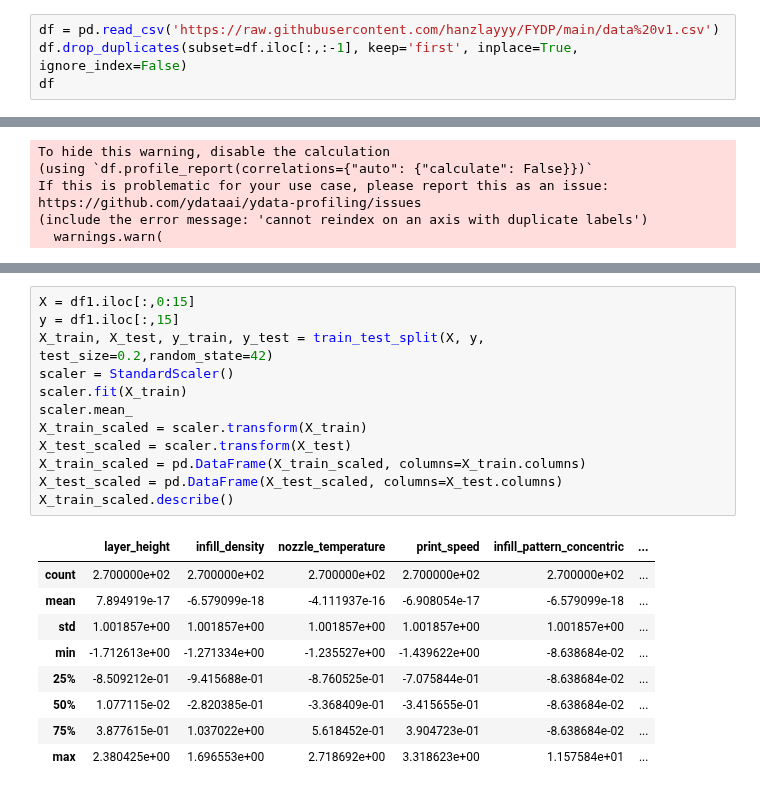
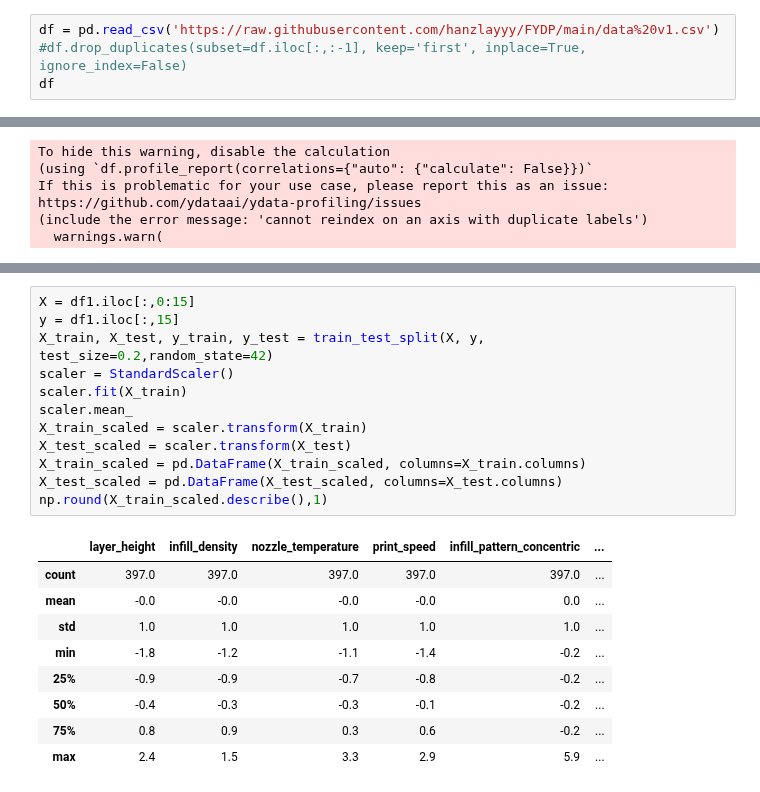
Before and after one commit to hanzlayyy/FYDP, a Jupyter notebook: FYDP_Notebook_V1_0.ipynb, the cells around one changed output, grey strips where cells are left out. Saved outputs shown, nothing was run; the diff lists cells and outputs as text.

```diff
--- a/FYDP_Notebook_V1_0.ipynb
+++ b/FYDP_Notebook_V1_0.ipynb
@@ -18,7 +18,7 @@ from sklearn.model_selection import GridSearchCV
 from sklearn.preprocessing import StandardScaler
 # %%
 df = pd.read_csv('https://raw.githubusercontent.com/hanzlayyy/FYDP/main/data%20v1.csv')
-df.drop_duplicates(subset=df.iloc[:,:-1], keep='first', inplace=True, ignore_index=False)
+#df.drop_duplicates(subset=df.iloc[:,:-1], keep='first', inplace=True, ignore_index=False)
 df
 # %% [output]
 |  | layer_height | infill_density | infill_pattern | nozzle_temperature | print_speed | material | roughness |
@@ -400,22 +402,22 @@ https://github.com/ydataai/ydata-profiling/issues
 # %%
 X = df1.iloc[:,0:15]
 y = df1.iloc[:,15]
 X_train, X_test, y_train, y_test = train_test_split(X, y, test_size=0.2,random_state=42)
 scaler = StandardScaler()
 scaler.fit(X_train)
 scaler.mean_
 X_train_scaled = scaler.transform(X_train)
 X_test_scaled = scaler.transform(X_test)
 X_train_scaled = pd.DataFrame(X_train_scaled, columns=X_train.columns)
 X_test_scaled = pd.DataFrame(X_test_scaled, columns=X_test.columns)
-X_train_scaled.describe()
+np.round(X_train_scaled.describe(),1)
 # %% [output]
 |  | layer_height | infill_density | nozzle_temperature | print_speed | infill_pattern_concentric | ... |
-| count | 2.700000e+02 | 2.700000e+02 | 2.700000e+02 | 2.700000e+02 | 2.700000e+02 | ... |
-| mean | 7.894919e-17 | -6.579099e-18 | -4.111937e-16 | -6.908054e-17 | -6.579099e-18 | ... |
-| std | 1.001857e+00 | 1.001857e+00 | 1.001857e+00 | 1.001857e+00 | 1.001857e+00 | ... |
-| min | -1.712613e+00 | -1.271334e+00 | -1.235527e+00 | -1.439622e+00 | -8.638684e-02 | ... |
-| 25% | -8.509212e-01 | -9.415688e-01 | -8.760525e-01 | -7.075844e-01 | -8.638684e-02 | ... |
-| 50% | 1.077115e-02 | -2.820385e-01 | -3.368409e-01 | -3.415655e-01 | -8.638684e-02 | ... |
-| 75% | 3.877615e-01 | 1.037022e+00 | 5.618452e-01 | 3.904723e-01 | -8.638684e-02 | ... |
-| max | 2.380425e+00 | 1.696553e+00 | 2.718692e+00 | 3.318623e+00 | 1.157584e+01 | ... |
+| count | 397.0 | 397.0 | 397.0 | 397.0 | 397.0 | ... |
+| mean | -0.0 | -0.0 | -0.0 | -0.0 | 0.0 | ... |
+| std | 1.0 | 1.0 | 1.0 | 1.0 | 1.0 | ... |
+| min | -1.8 | -1.2 | -1.1 | -1.4 | -0.2 | ... |
+| 25% | -0.9 | -0.9 | -0.7 | -0.8 | -0.2 | ... |
+| 50% | -0.4 | -0.3 | -0.3 | -0.1 | -0.2 | ... |
+| 75% | 0.8 | 0.9 | 0.3 | 0.6 | -0.2 | ... |
+| max | 2.4 | 1.5 | 3.3 | 2.9 | 5.9 | ... |
```
Also changed, not shown: parts of 23 cells of this notebook.
